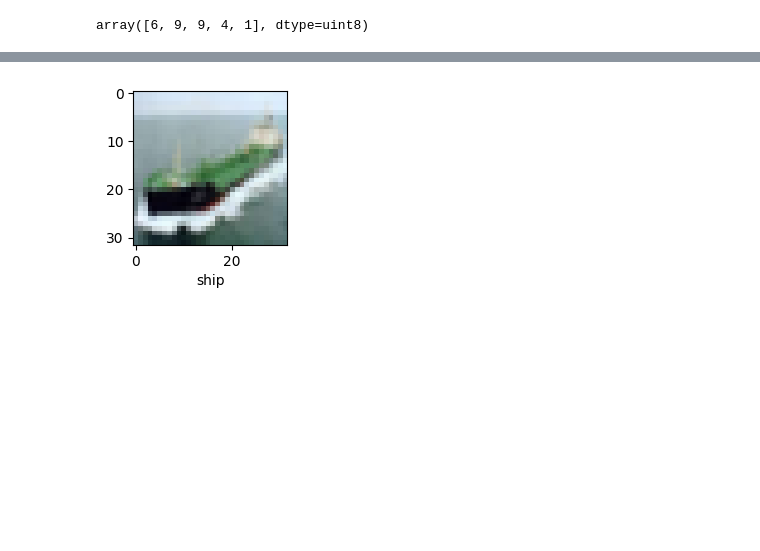
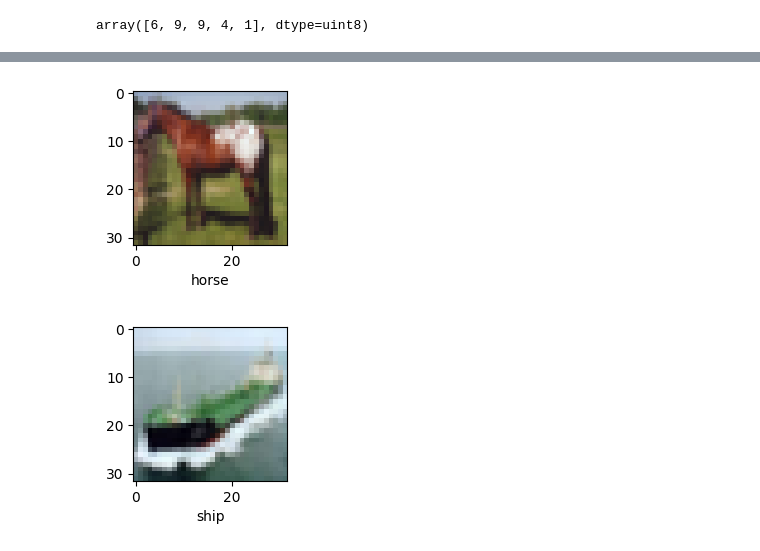
Before and after one commit to Sarvesh421/Img_Classification-_CNN, a Jupyter notebook: Image_Classification_using_CNN.ipynb, the cells around one changed output, grey strips where cells are left out. Drawn from its saved outputs; the diff is of its cells as text; code cells hidden in the pictures; blank space fills up the shorter version.

```diff
--- a/Image_Classification_using_CNN.ipynb
+++ b/Image_Classification_using_CNN.ipynb
@@ -74,3 +84,7 @@ plot_sample(X_train,y_train,0)
+# %%
+plot_sample(X_train,y_train,1900)
+# %% [output]
+[figure, added]
 # %%
 plot_sample(X_train,y_train,190)
 # %% [output]
```
Also changed, not shown: parts of 53 cells of this notebook.
